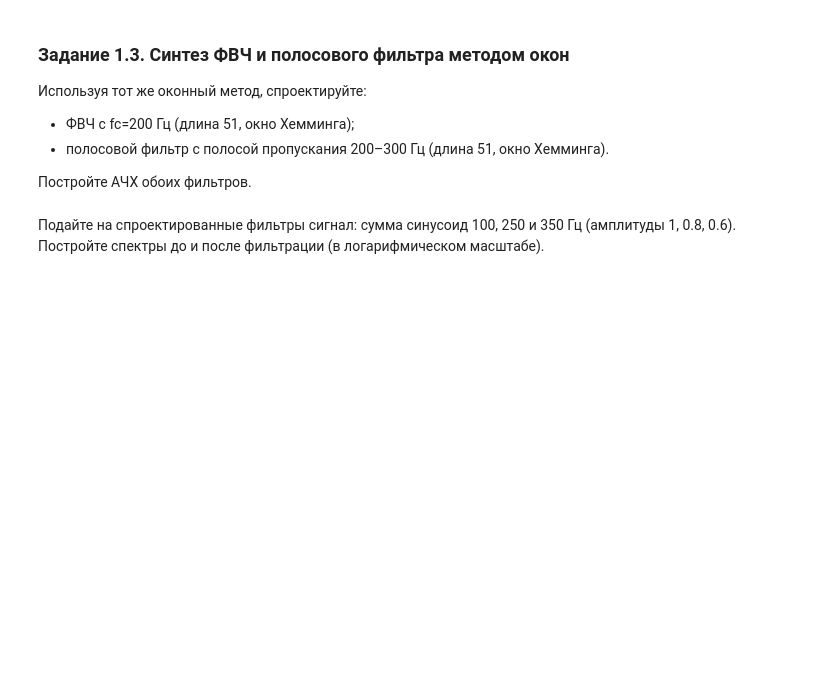
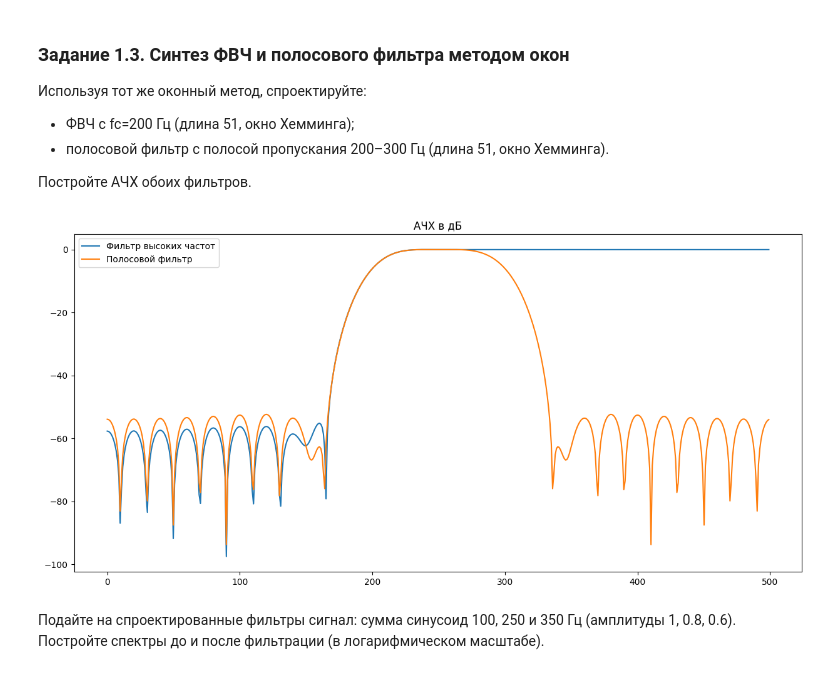
Before and after one commit to Korobokkk/YADRO-2026_dsp-seminars, a Jupyter notebook: seminars/6.ipynb, the cells around one changed output. Saved outputs shown, nothing was run; the diff lists cells and outputs as text; code cells hidden in the pictures; blank space fills up the shorter version.

```diff
--- a/seminars/6.ipynb
+++ b/seminars/6.ipynb
@@ -86,2 +82,23 @@ type_window = 'hamming'
+# %%
+cutoff = 200
+L = 51
+type_window = 'hamming'
+cutoff_stripe =[200, 300]
+h = scipy.signal.firwin(L, cutoff, window=type_window, pass_zero=False, fs=1000)
+h_stripe = scipy.signal.firwin(L, cutoff_stripe, window=type_window, pass_zero=False, fs=1000)
+
+w_default, H_default = scipy.signal.freqz(h, worN=512, fs=1000)
+w_stripe, H_stripe = scipy.signal.freqz(h_stripe, worN=512, fs=fs_signal)
+mag_db = 20 * np.log10(np.abs(H_default)+ 1e-12)
+mag_db_stripe = 20 * np.log10(np.abs(H_stripe)+ 1e-12)
+
+plt.figure(figsize=(15, 7))
+plt.title('АЧХ в дБ')
+plt.plot(w_default, mag_db, label = 'Фильтр высоких частот')
+plt.plot(w_stripe, mag_db_stripe, label = 'Полосовой фильтр')
+plt.legend()
+plt.show()
+# %% [output]
+[figure, added]
 # %% [markdown]
 Подайте на спроектированные фильтры сигнал: сумма синусоид 100, 250 и 350 Гц (амплитуды 1, 0.8, 0.6). Постройте спектры до и после фильтрации (в логарифмическом масштабе).
```
Also changed, not shown: parts of 5 cells of this notebook.
